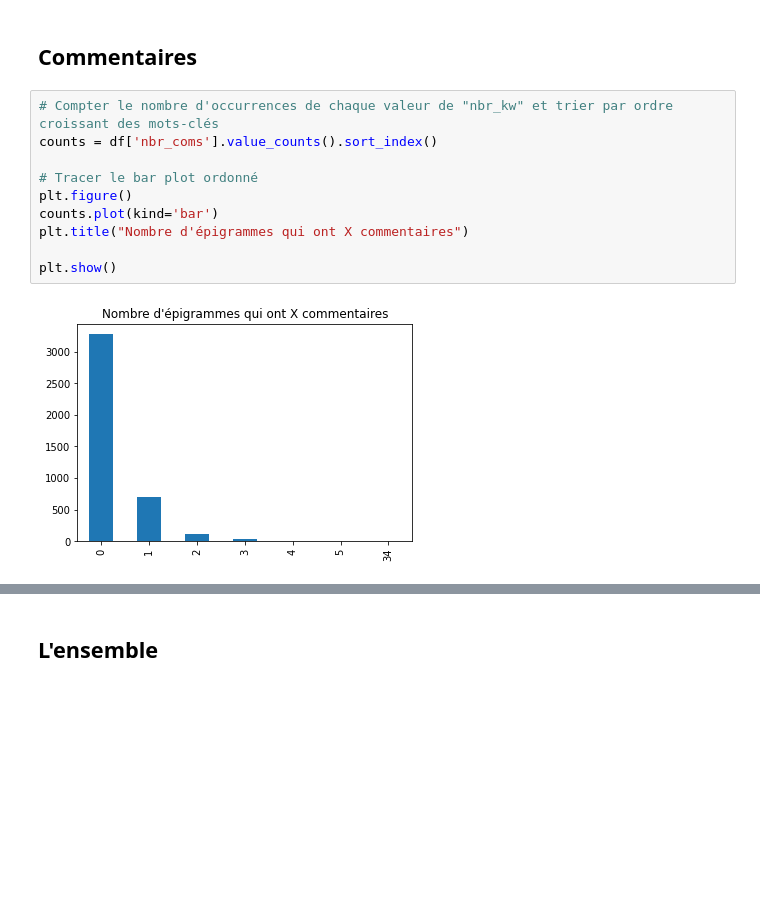
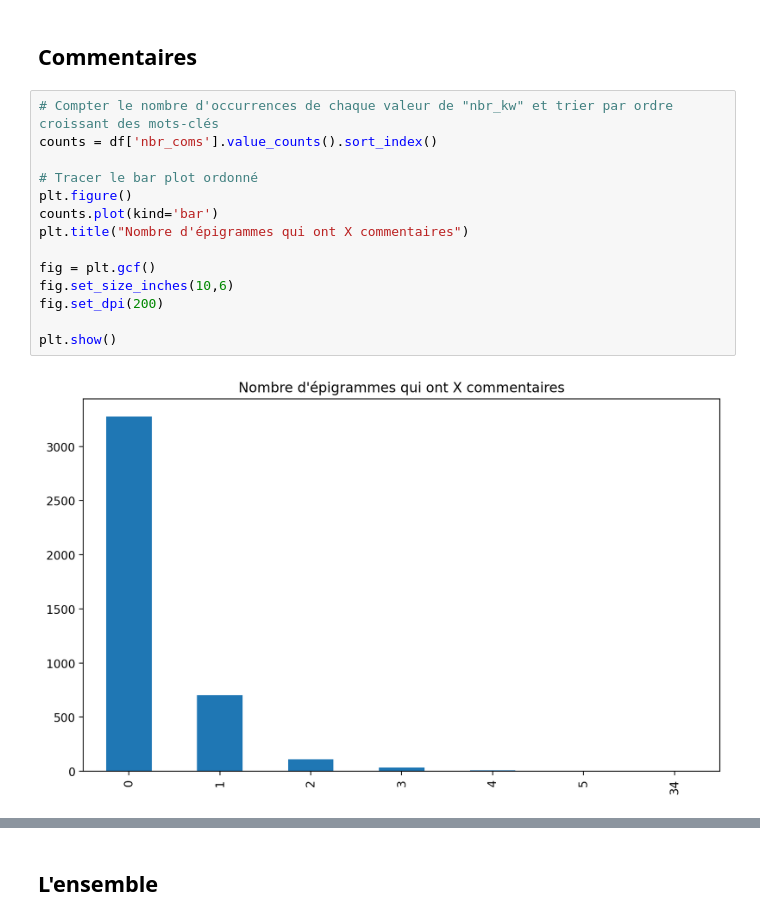
Before and after one commit to MathildeVrst/AG-Viz, a Jupyter notebook: _build/jupyter_execute/etat_plateforme.ipynb, the cells around one changed output, grey strips where cells are left out. Drawn from its saved outputs; the diff is of its cells as text; blank space fills up the shorter version.

```diff
--- a/_build/jupyter_execute/etat_plateforme.ipynb
+++ b/_build/jupyter_execute/etat_plateforme.ipynb
@@ -194,15 +218,19 @@ plt.show()
 # %%
 # Compter le nombre d'occurrences de chaque valeur de "nbr_kw" et trier par ordre croissant des mots-clés
 counts = df['nbr_coms'].value_counts().sort_index()
 
 # Tracer le bar plot ordonné
 plt.figure()
 counts.plot(kind='bar')
 plt.title("Nombre d'épigrammes qui ont X commentaires")
 
+fig = plt.gcf()
+fig.set_size_inches(10,6)
+fig.set_dpi(200)
+
 plt.show()
 # %% [output]
-[figure, old version]
+[figure, new version]
 # %%
 # Compter le nombre d'occurrences de chaque valeur de "nbr_coms"
 counts = df['nbr_coms'].value_counts()
```
Also changed, not shown: parts of 10 cells of this notebook, 49 other files.
